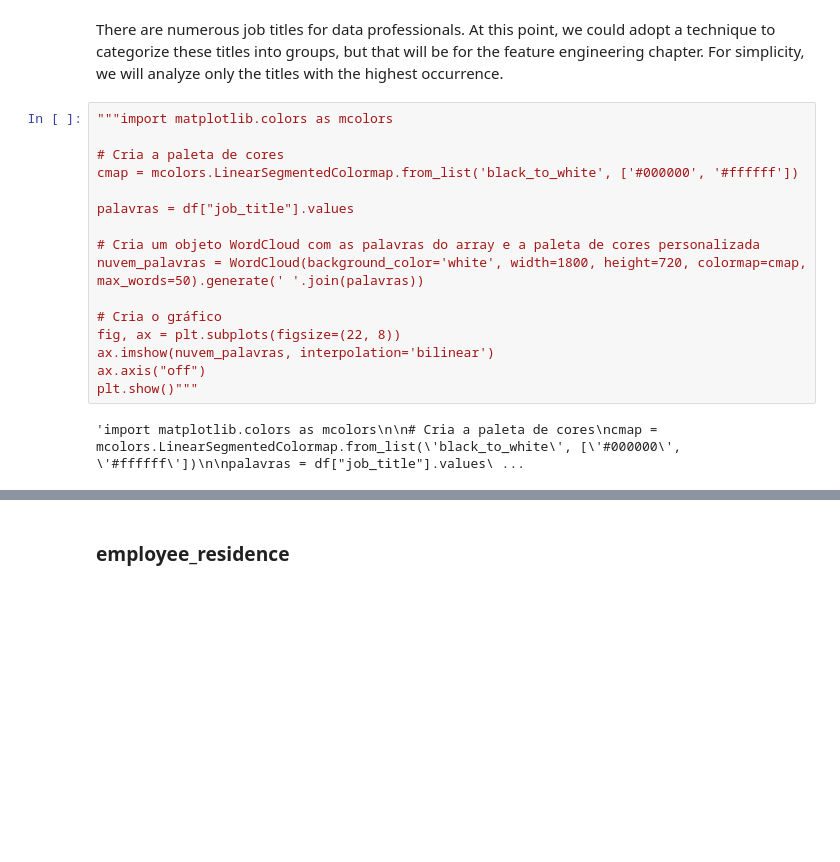
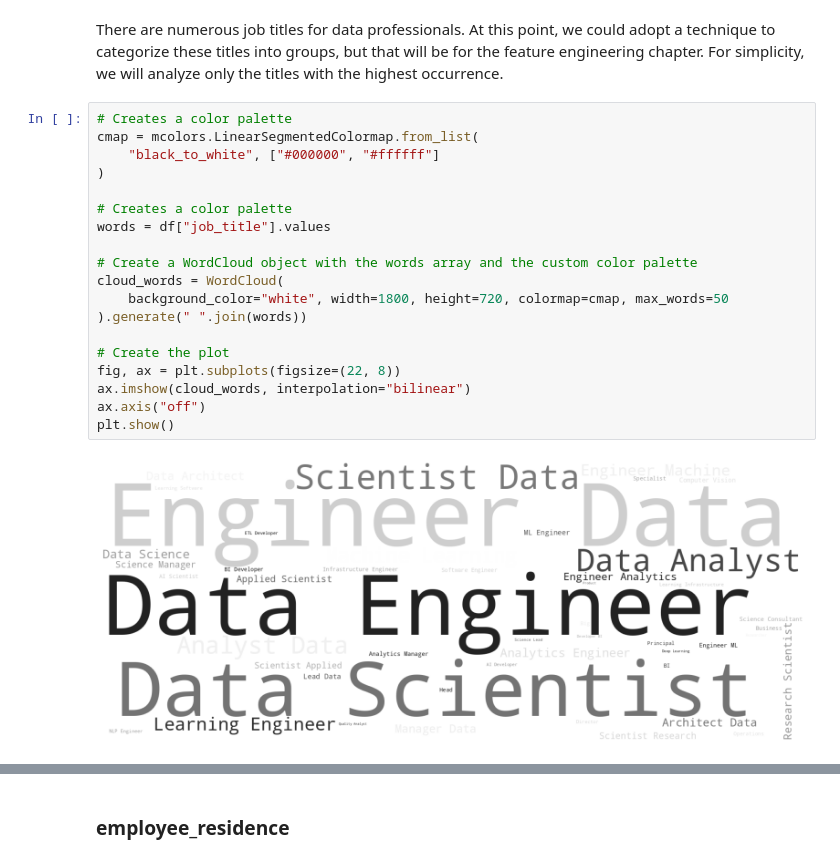
Before and after one commit to viniciusparede/data-science-job-salaries, a Jupyter notebook: notebooks/eda.ipynb, the cells around one changed output, grey strips where cells are left out. Cells and saved outputs as stored; diff of their text form; blank space fills up the shorter version.

```diff
--- a/notebooks/eda.ipynb
+++ b/notebooks/eda.ipynb
@@ -430,21 +427,24 @@ Name: count, Length: 93, dtype: int64
 # %% [markdown]
 There are numerous job titles for data professionals. At this point, we could adopt a technique to categorize these titles into groups, but that will be for the feature engineering chapter. For simplicity, we will analyze only the titles with the highest occurrence.
 # %%
-"""import matplotlib.colors as mcolors
+# Creates a color palette
+cmap = mcolors.LinearSegmentedColormap.from_list(
+    "black_to_white", ["#000000", "#ffffff"]
+)
 
-# Cria a paleta de cores
-cmap = mcolors.LinearSegmentedColormap.from_list('black_to_white', ['#000000', '#ffffff'])
+# Creates a color palette
+words = df["job_title"].values
 
-palavras = df["job_title"].values
+# Create a WordCloud object with the words array and the custom color palette
+cloud_words = WordCloud(
+    background_color="white", width=1800, height=720, colormap=cmap, max_words=50
+).generate(" ".join(words))
 
-# Cria um objeto WordCloud com as palavras do array e a paleta de cores personalizada
-nuvem_palavras = WordCloud(background_color='white', width=1800, height=720, colormap=cmap, max_words=50).generate(' '.join(palavras))
-
-# Cria o gráfico
+# Create the plot
 fig, ax = plt.subplots(figsize=(22, 8))
-ax.imshow(nuvem_palavras, interpolation='bilinear')
+ax.imshow(cloud_words, interpolation="bilinear")
 ax.axis("off")
-plt.show()"""
+plt.show()
 # %% [output]
-'import matplotlib.colors as mcolors\n\n# Cria a paleta de cores\ncmap = mcolors.LinearSegmentedColormap.from_list(\'black_to_white\', [\'#000000\', \'#ffffff\'])\n\npalavras = df["job_title"].values\ ...
+[figure, added]
 # %%
```
Also changed, not shown: parts of 75 cells of this notebook.
